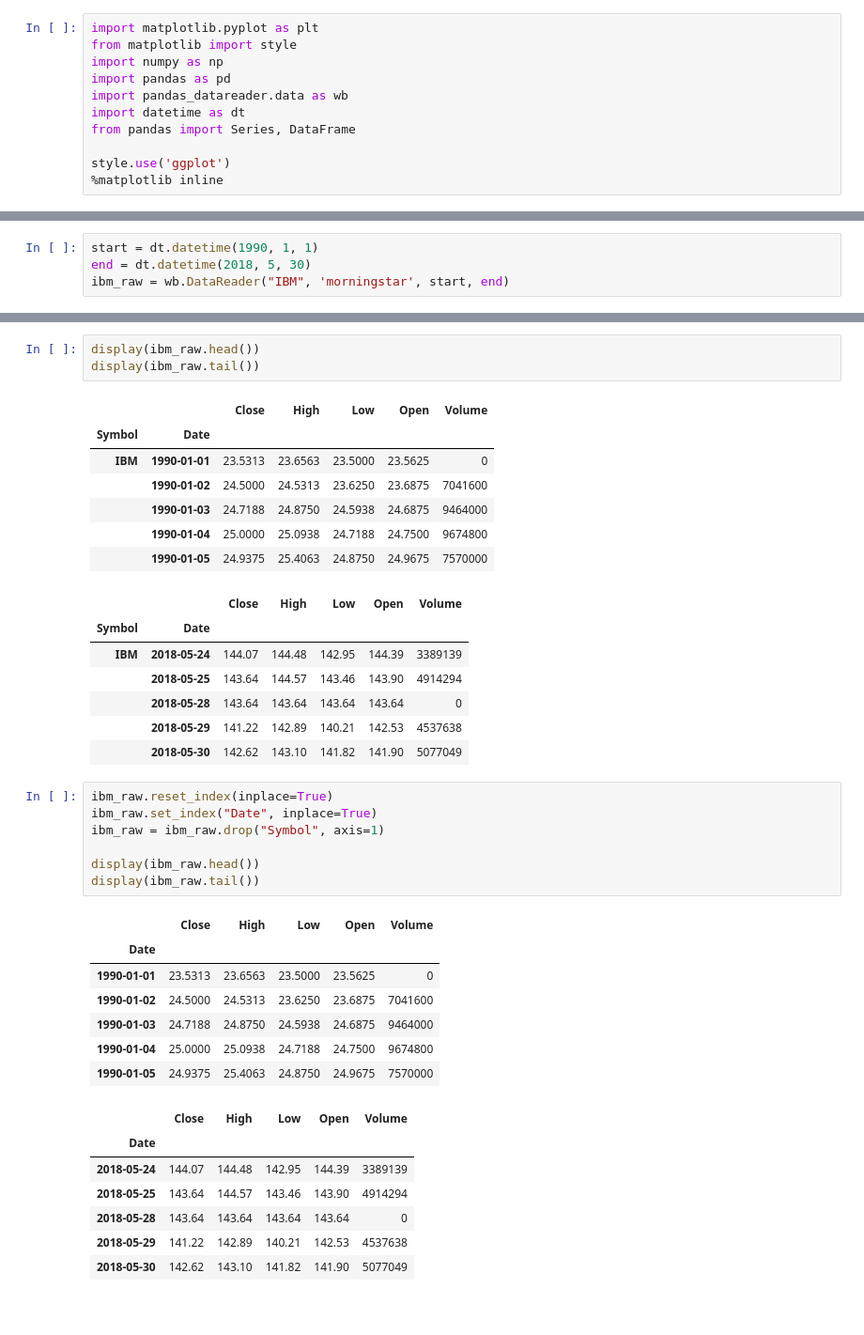
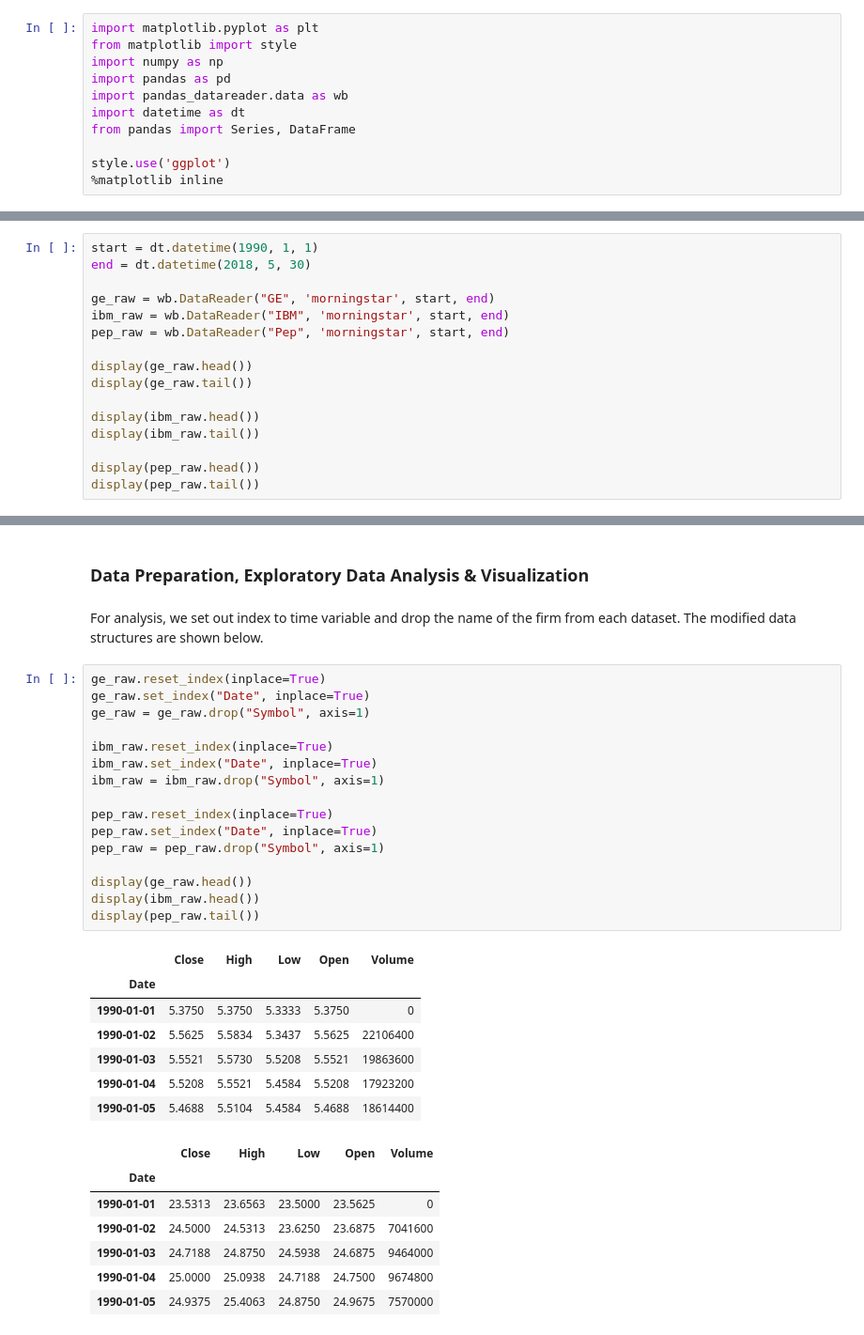
Before and after one commit to dmf42186/MSDS-7333-Quantifying-the-World, a Jupyter notebook: Unit 4 Case Study/Unit4_CaseStudy_Sudip.ipynb, the cells around one changed output, grey strips where cells are left out. Shown: that part at 94% size. Drawn from its saved outputs; the diff is of its cells as text; blank space fills up the shorter version.

```diff
--- a/Unit 4 Case Study/Unit4_CaseStudy_Sudip.ipynb
+++ b/Unit 4 Case Study/Unit4_CaseStudy_Sudip.ipynb
@@ -12,4 +33,16 @@ style.use('ggplot')
 # %%
 start = dt.datetime(1990, 1, 1)
 end = dt.datetime(2018, 5, 30)
+
+ge_raw = wb.DataReader("GE", 'morningstar', start, end)
 ibm_raw = wb.DataReader("IBM", 'morningstar', start, end)
+pep_raw = wb.DataReader("Pep", 'morningstar', start, end)
+
+display(ge_raw.head())
+display(ge_raw.tail())
+
+display(ibm_raw.head())
+display(ibm_raw.tail())
+
+display(pep_raw.head())
+display(pep_raw.tail())
@@ -16,40 +92,35 @@ ibm_raw = wb.DataReader("IBM", 'morningstar', start, end)
-# %%
-display(ibm_raw.head())
-display(ibm_raw.tail())
-# %% [output]
-|  |  | Close | High | Low | Open | Volume |
-| Symbol | Date |  |  |  |  |  |
-| IBM | 1990-01-01 | 23.5313 | 23.6563 | 23.5000 | 23.5625 | 0 |
-|  | 1990-01-02 | 24.5000 | 24.5313 | 23.6250 | 23.6875 | 7041600 |
-|  | 1990-01-03 | 24.7188 | 24.8750 | 24.5938 | 24.6875 | 9464000 |
-|  | 1990-01-04 | 25.0000 | 25.0938 | 24.7188 | 24.7500 | 9674800 |
-|  | 1990-01-05 | 24.9375 | 25.4063 | 24.8750 | 24.9675 | 7570000 |
-|  |  | Close | High | Low | Open | Volume |
-| Symbol | Date |  |  |  |  |  |
-| IBM | 2018-05-24 | 144.07 | 144.48 | 142.95 | 144.39 | 3389139 |
-|  | 2018-05-25 | 143.64 | 144.57 | 143.46 | 143.90 | 4914294 |
-|  | 2018-05-28 | 143.64 | 143.64 | 143.64 | 143.64 | 0 |
-|  | 2018-05-29 | 141.22 | 142.89 | 140.21 | 142.53 | 4537638 |
-|  | 2018-05-30 | 142.62 | 143.10 | 141.82 | 141.90 | 5077049 |
+# %% [markdown]
+### Data Preparation, Exploratory Data Analysis & Visualization
+# %% [markdown]
+For analysis, we set out index to time variable and drop the name of the firm from each dataset. The modified data structures are shown below.
 # %%
+ge_raw.reset_index(inplace=True)
+ge_raw.set_index("Date", inplace=True)
+ge_raw = ge_raw.drop("Symbol", axis=1)
+
 ibm_raw.reset_index(inplace=True)
 ibm_raw.set_index("Date", inplace=True)
 ibm_raw = ibm_raw.drop("Symbol", axis=1)
 
+pep_raw.reset_index(inplace=True)
+pep_raw.set_index("Date", inplace=True)
+pep_raw = pep_raw.drop("Symbol", axis=1)
+
+display(ge_raw.head())
 display(ibm_raw.head())
-display(ibm_raw.tail())
+display(pep_raw.tail())
 # %% [output]
 |  | Close | High | Low | Open | Volume |
 | Date |  |  |  |  |  |
-| 1990-01-01 | 23.5313 | 23.6563 | 23.5000 | 23.5625 | 0 |
-| 1990-01-02 | 24.5000 | 24.5313 | 23.6250 | 23.6875 | 7041600 |
-| 1990-01-03 | 24.7188 | 24.8750 | 24.5938 | 24.6875 | 9464000 |
-| 1990-01-04 | 25.0000 | 25.0938 | 24.7188 | 24.7500 | 9674800 |
-| 1990-01-05 | 24.9375 | 25.4063 | 24.8750 | 24.9675 | 7570000 |
+| 1990-01-01 | 5.3750 | 5.3750 | 5.3333 | 5.3750 | 0 |
+| 1990-01-02 | 5.5625 | 5.5834 | 5.3437 | 5.5625 | 22106400 |
+| 1990-01-03 | 5.5521 | 5.5730 | 5.5208 | 5.5521 | 19863600 |
+| 1990-01-04 | 5.5208 | 5.5521 | 5.4584 | 5.5208 | 17923200 |
+| 1990-01-05 | 5.4688 | 5.5104 | 5.4584 | 5.4688 | 18614400 |
 |  | Close | High | Low | Open | Volume |
 | Date |  |  |  |  |  |
-| 2018-05-24 | 144.07 | 144.48 | 142.95 | 144.39 | 3389139 |
-| 2018-05-25 | 143.64 | 144.57 | 143.46 | 143.90 | 4914294 |
-| 2018-05-28 | 143.64 | 143.64 | 143.64 | 143.64 | 0 |
-| 2018-05-29 | 141.22 | 142.89 | 140.21 | 142.53 | 4537638 |
-| 2018-05-30 | 142.62 | 143.10 | 141.82 | 141.90 | 5077049 |
+| 1990-01-01 | 23.5313 | 23.6563 | 23.5000 | 23.5625 | 0 |
+| 1990-01-02 | 24.5000 | 24.5313 | 23.6250 | 23.6875 | 7041600 |
+| 1990-01-03 | 24.7188 | 24.8750 | 24.5938 | 24.6875 | 9464000 |
+| 1990-01-04 | 25.0000 | 25.0938 | 24.7188 | 24.7500 | 9674800 |
+| 1990-01-05 | 24.9375 | 25.4063 | 24.8750 | 24.9675 | 7570000 |
```
Also changed, not shown: parts of 50 cells of this notebook.
